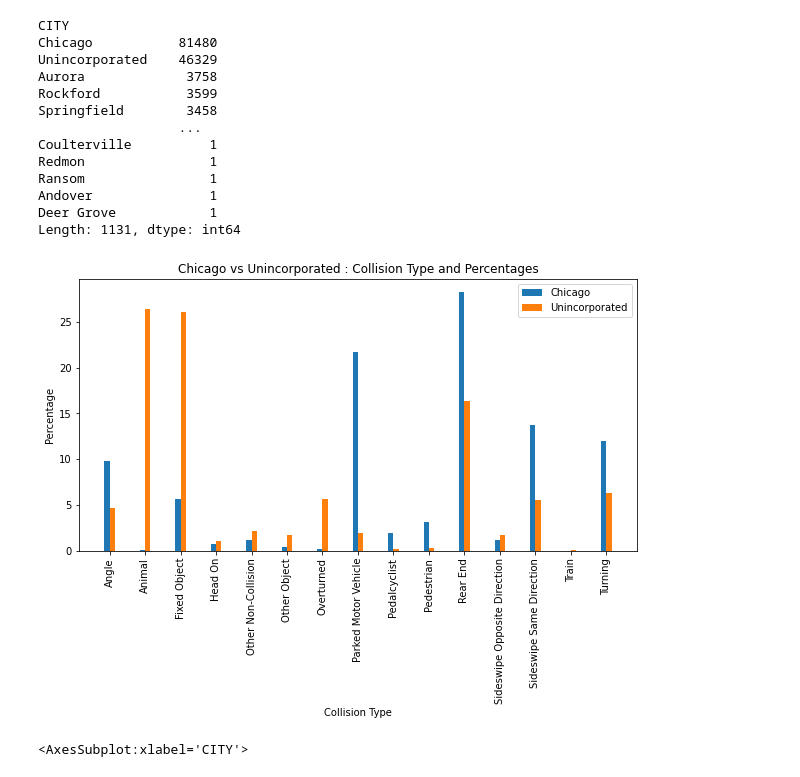
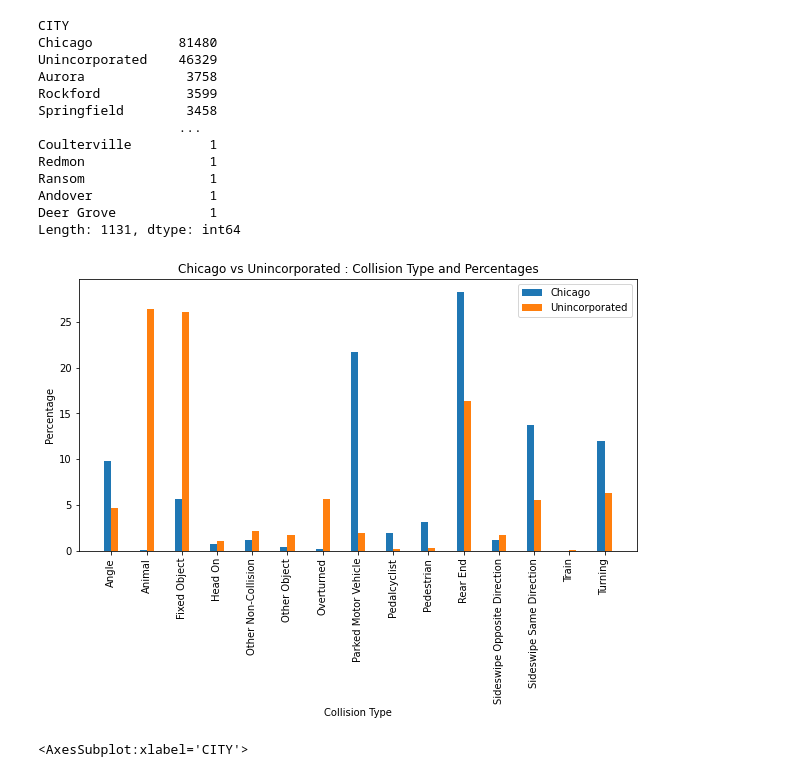
Before and after one commit to kumar-narayanan/w200-final-project, a Jupyter notebook: crash_data_trend_analysis.ipynb, the cells around one changed output. Saved outputs shown, nothing was run; the diff lists cells and outputs as text; code cells hidden in the pictures.

```diff
--- a/crash_data_trend_analysis.ipynb
+++ b/crash_data_trend_analysis.ipynb
@@ -338,24 +360,24 @@ yuni = list(unicolper.values)
 # %%
 plt.figure(figsize=(10,5))
 
 ind = np.arange(15)
 
-width = 0.15
+width = 0.2
 
 plt.bar(ind, ychi , width, label='Chicago')
 plt.bar(ind + width, yuni, width, label='Unincorporated')
 
 plt.xlabel('Collision Type')
 plt.ylabel('Percentage')
 plt.title('Chicago vs Unincorporated : Collision Type and Percentages')
 
 plt.xticks(ind + width / 2, tuple(xaxis), rotation='vertical')
 
 # Finding the best position for legends and putting it
 plt.legend(loc='best')
 plt.show()
 # %% [output]
-[figure, old version]
+[figure, new version]
 # %%
 # Conditional concatenation of Driver condition columns - 'DRIVER_1', 'DRIVER_2', 'DRIVER_3', 'DRIVER_4'
 car['DRIVER_1'].fillna('Normal', inplace = True) # It should ne N/A instead of Normal but for the purpose of graphs/duplicate values defaulting it to Normal
```
Also changed, not shown: parts of 8 cells of this notebook.
